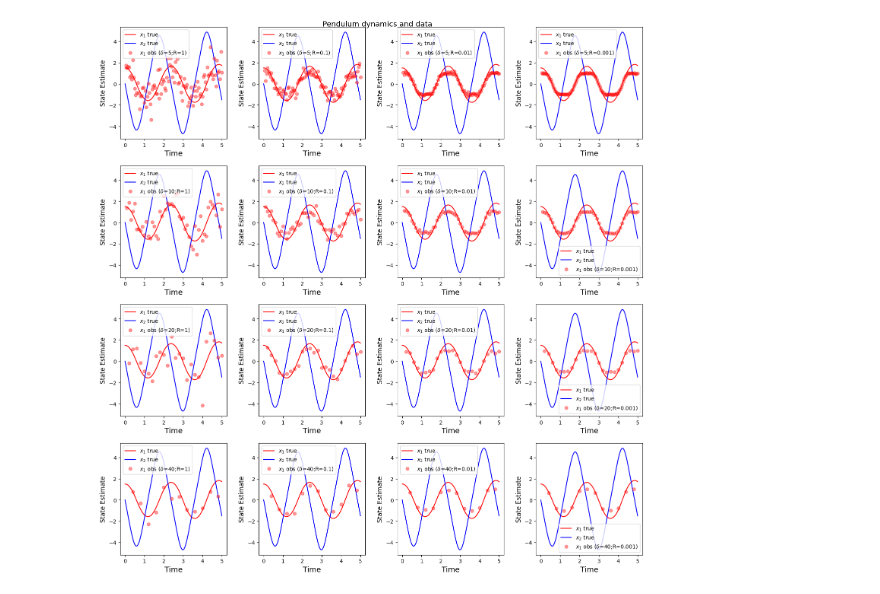
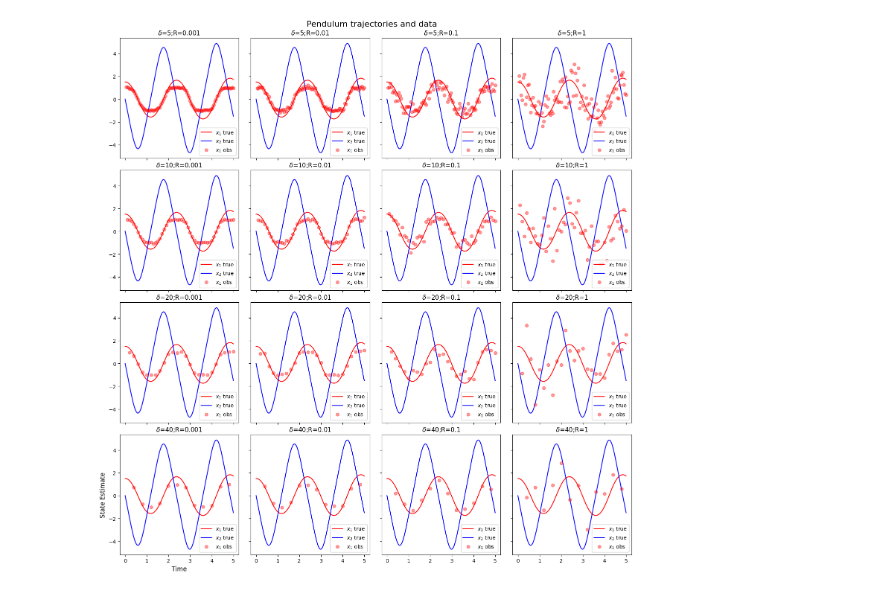
Before and after one commit to akshatd/ae567-inference, a Jupyter notebook: project_3/ex1_2_3.ipynb, the cells around one changed output. Saved outputs shown, nothing was run; the diff lists cells and outputs as text; code cells hidden in the pictures.

```diff
--- a/project_3/ex1_2_3.ipynb
+++ b/project_3/ex1_2_3.ipynb
@@ -51,7 +51,7 @@ def generate_truth(x0: np.ndarray, dt: float, N: int) -> Observations:
     for i in range(1, N+1):
         times[i] = i*dt
         xk[i] = xkp1(xk[i-1])
-    return Observations(times, range(N+1), xk, [r'$x_1$ true', r'$x_2$ true'])
+    return Observations(times, np.arange(N+1), xk, [r'$x_1$ true', r'$x_2$ true'])
 
 
 def generate_obs(truth: Observations, delta: float, R: float) -> Observations:
@@ -64,7 +64,7 @@ def generate_obs(truth: Observations, delta: float, R: float) -> Observations:
         obs[obs_ind] = yk(truth.obs[i] +
                           np.dot(process_std, np.random.randn(2))) + measure_std*np.random.randn()
         obs_ind += 1
-    return Observations(truth.times, measure_ind, obs, [r'$x_1$ obs ($\delta$='+f'{delta};R={R})'])
+    return Observations(truth.times, measure_ind, obs, [r'$x_1$ obs'])
 
 
 @dataclass
@@ -78,7 +78,7 @@ N = 500
 X0 = np.array([1.5, 0])
 truth = generate_truth(X0, DT, N)
 deltas = [5, 10, 20, 40]
-Rs = [1, 0.1, 0.01, 0.001]
+Rs = [0.001, 0.01, 0.1, 1]
 data = []
 for delta in deltas:
     for R in Rs:
@@ -99,44 +99,54 @@ def plot_data_and_truth(fignum, title, true_obs: Observations, data_obs: List[Ob
 
     colors = ['red', 'blue']
     plt.close(fignum)
-    fig, axs = plt.subplots(4, 4, num=fignum, figsize=(15, 15))
+    fig, axs = plt.subplots(4, 4, num=fignum, figsize=(15, 15), sharex=True, sharey=True)
     fig.tight_layout(pad=3)
-    fig.suptitle(title, fontsize=14)
+    fig.suptitle(title, fontsize=16, y=1.0)
     for i in range(len(data_obs)):
         ax = axs[i//4, i % 4]
         ax.plot(true_obs.times, true_obs.obs[:, 0], color=colors[0], label=true_obs.names[0])
         ax.plot(true_obs.times, true_obs.obs[:, 1], color=colors[1], label=true_obs.names[1])
 
         ax.plot(data_obs[i].obs.times[data_obs[i].obs.obs_ind], data_obs[i].obs.obs,
                 'o', color=colors[0], alpha=0.4, label=data_obs[i].obs.names[0])
 
         if kft is not None:
             ax.plot(data_obs[i].obs.times, kft[i].means[:, 0],
-                    '--', color=colors[0], label='est-state0')
+                    '--', color=colors[0], label=r'est $x_1$')
             ax.plot(data_obs[i].obs.times, kft[i].means[:, 1],
-                    '--', color=colors[1], label='est-state1')
+                    '--', color=colors[1], label=r'est $x_2$')
             ax.fill_between(data_obs[i].obs.times,
                             kft[i].means[:, 0] - 2 * kft[i].stds[:, 0],
                             kft[i].means[:, 0] + 2 * kft[i].stds[:, 0],
                             color=colors[0], alpha=0.3)
             ax.fill_between(data_obs[i].obs.times,
                             kft[i].means[:, 1] - 2 * kft[i].stds[:, 1],
                             kft[i].means[:, 1] + 2 * kft[i].stds[:, 1],
                             color=colors[1], alpha=0.3)
-
+            ax.set_title(
+                r'$\delta$=' +
+                f'{data_obs[i].delta};R={data_obs[i].R};MSE={mean_sq_error(true_obs, kft[i]):.3f}',
+                fontsize=12)
+        else:
+            ax.set_title(r'$\delta$='+f'{data_obs[i].delta};R={data_obs[i].R}', fontsize=12)
         ax.legend()
-        ax.set_xlabel('Time', fontsize=14)
-        ax.set_ylabel('State Estimate', fontsize=12)
+    axs[3, 0].set_xlabel('Time', fontsize=12)
+    axs[3, 0].set_ylabel('State Estimate', fontsize=12)
+    fig.subplots_adjust(hspace=0.1, wspace=0.1)
     fig.savefig(f'figs/{title}.svg')
     plt.show()
     return fignum + 1
 
 
+def mean_sq_error(truth: Observations, results: KFTracker) -> float:
+    return np.mean((truth.obs - results.means)**2)
+
+
 fignum = 1
 
-fignum = plot_data_and_truth(fignum, 'Pendulum dynamics and data', truth, data)
+fignum = plot_data_and_truth(fignum, 'Pendulum trajectories and data', truth, data)
 # %% [output]
-[figure, old version]
+[figure, new version]
 # %%
 # extended kalman filter
 
```
Also changed, not shown: parts of 2 cells of this notebook, 4 other files.
